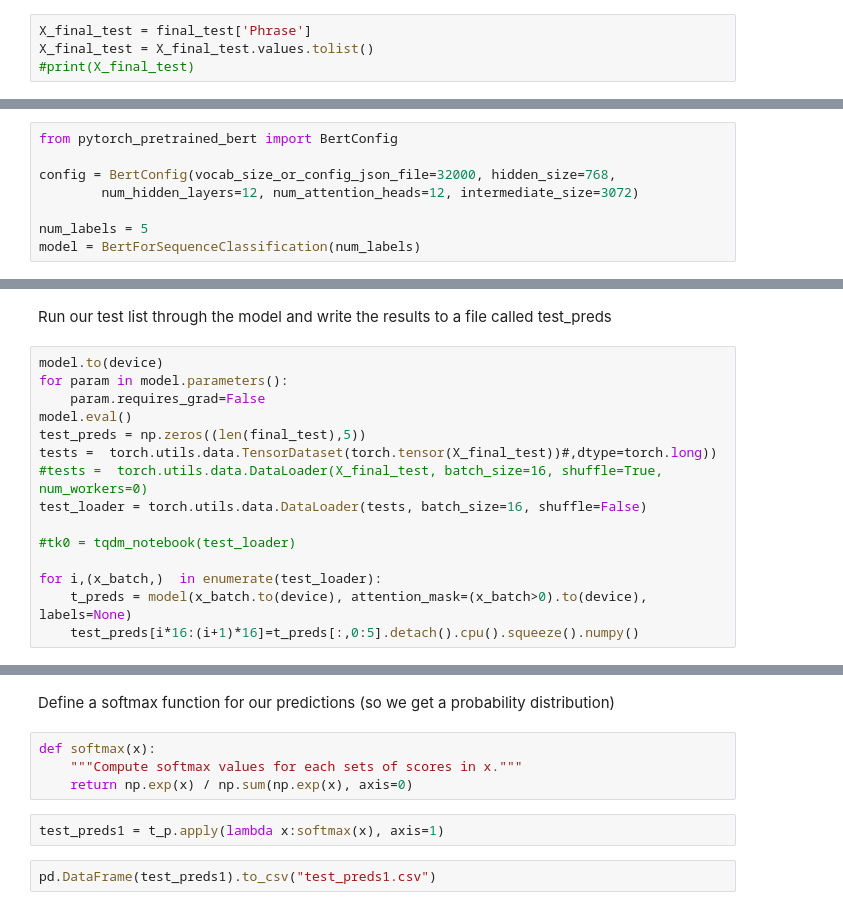
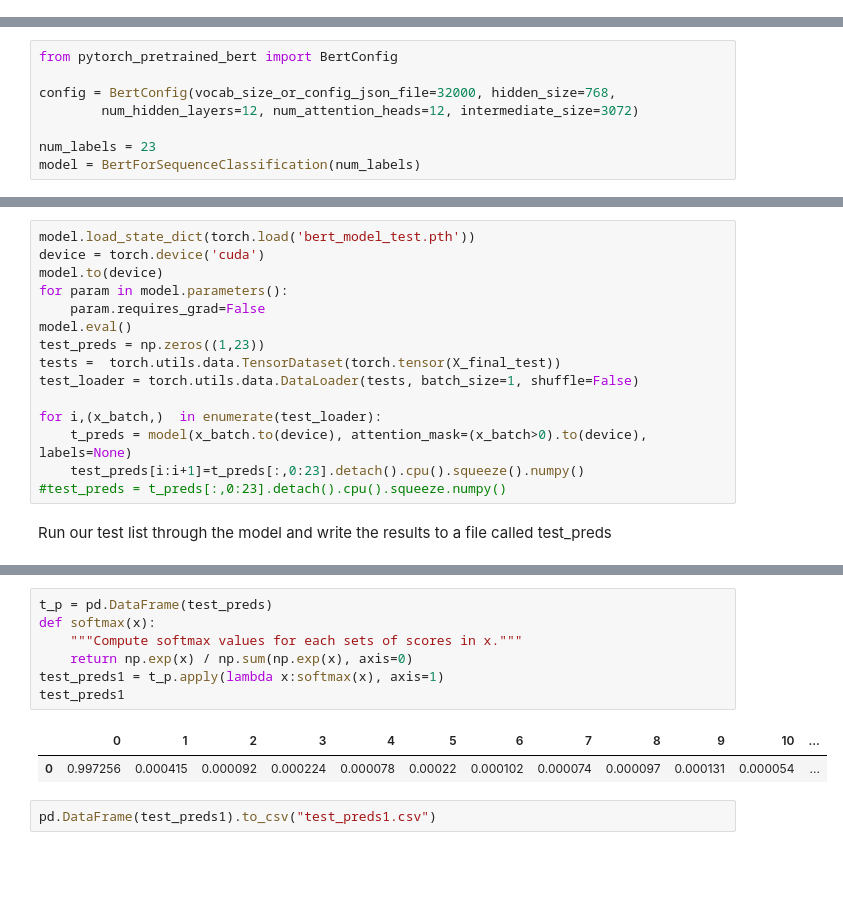
Before and after one commit to rrupam/BERT_sentence_classification, a Jupyter notebook: BERT_Sentence_Classification_Colton_Alexis_dataset.ipynb, the cells around one changed output, grey strips where cells are left out. Cells and saved outputs as stored; diff of their text form; blank space fills up the shorter version.

Commit message:
Create test pipeline

```diff
--- a/BERT_Sentence_Classification_Colton_Alexis_dataset.ipynb
+++ b/BERT_Sentence_Classification_Colton_Alexis_dataset.ipynb
@@ -439,7 +433,3 @@ Pick out the data and put it in a list
-# %%
-X_final_test = final_test['Phrase']
-X_final_test = X_final_test.values.tolist()
-#print(X_final_test)
 # %% [markdown]
 Define a function to preprocess the data
 # %%
@@ -487,6 +470,6 @@ from pytorch_pretrained_bert import BertConfig
 config = BertConfig(vocab_size_or_config_json_file=32000, hidden_size=768,
         num_hidden_layers=12, num_attention_heads=12, intermediate_size=3072)
 
-num_labels = 5
+num_labels = 23
 model = BertForSequenceClassification(num_labels)
 # %% [markdown]
@@ -499,17 +477,17 @@ device = torch.device('cuda')
+# %%
+model.load_state_dict(torch.load('bert_model_test.pth'))
+device = torch.device('cuda')
+model.to(device)
+for param in model.parameters():
+    param.requires_grad=False
+model.eval()
+test_preds = np.zeros((1,23))
+tests =  torch.utils.data.TensorDataset(torch.tensor(X_final_test))
+test_loader = torch.utils.data.DataLoader(tests, batch_size=1, shuffle=False)
+
+for i,(x_batch,)  in enumerate(test_loader):
+    t_preds = model(x_batch.to(device), attention_mask=(x_batch>0).to(device), labels=None)
+    test_preds[i:i+1]=t_preds[:,0:23].detach().cpu().squeeze().numpy()
+#test_preds = t_preds[:,0:23].detach().cpu().squeeze.numpy()
 # %% [markdown]
 Run our test list through the model and write the results to a file called test_preds
-# %%
-model.to(device)
-for param in model.parameters():
-    param.requires_grad=False
-model.eval()
-test_preds = np.zeros((len(final_test),5))
-tests =  torch.utils.data.TensorDataset(torch.tensor(X_final_test))#,dtype=torch.long))
-#tests =  torch.utils.data.DataLoader(X_final_test, batch_size=16, shuffle=True, num_workers=0)
-test_loader = torch.utils.data.DataLoader(tests, batch_size=16, shuffle=False)
-
-#tk0 = tqdm_notebook(test_loader)
-
-for i,(x_batch,)  in enumerate(test_loader):
-    t_preds = model(x_batch.to(device), attention_mask=(x_batch>0).to(device), labels=None)
-    test_preds[i*16:(i+1)*16]=t_preds[:,0:5].detach().cpu().squeeze().numpy()
@@ -527,10 +494,12 @@ t_p.head()
-# %% [markdown]
-Define a softmax function for our predictions (so we get a probability distribution)
 # %%
+t_p = pd.DataFrame(test_preds)
 def softmax(x):
     """Compute softmax values for each sets of scores in x."""
     return np.exp(x) / np.sum(np.exp(x), axis=0)
+test_preds1 = t_p.apply(lambda x:softmax(x), axis=1)
+test_preds1
+# %% [output]
+|  | 0 | 1 | 2 | 3 | 4 | 5 | 6 | 7 | 8 | 9 | 10 | ... |
+| 0 | 0.997256 | 0.000415 | 0.000092 | 0.000224 | 0.000078 | 0.00022 | 0.000102 | 0.000074 | 0.000097 | 0.000131 | 0.000054 | ... |
-# %%
-test_preds1 = t_p.apply(lambda x:softmax(x), axis=1)
 # %%
 pd.DataFrame(test_preds1).to_csv("test_preds1.csv")
```
Also changed, not shown: parts of 17 cells of this notebook.
